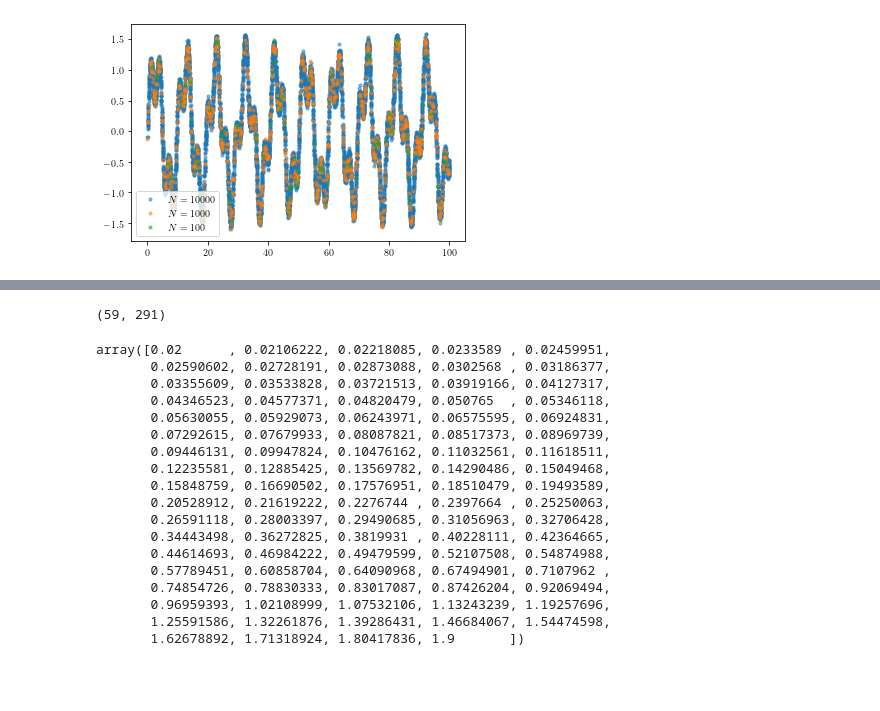
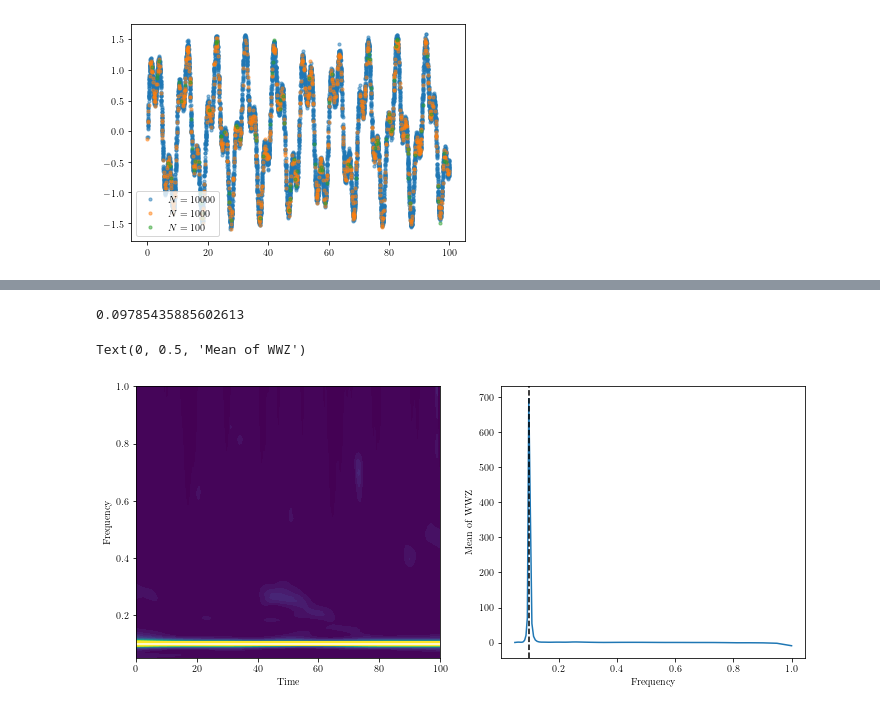
Before and after one commit to project-wavelets/JazzHands, a Jupyter notebook: jazzhands/data/benchmarking.ipynb, the cells around one changed output, grey strips where cells are left out. Cells and saved outputs as stored; diff of their text form; code cells hidden in the pictures; blank space fills up the shorter version.

```diff
--- a/jazzhands/data/benchmarking.ipynb
+++ b/jazzhands/data/benchmarking.ipynb
@@ -197,13 +128,0 @@ def phi_3(time, omega, tau):
-# %%
-nu_lo = 1/20
-nu_hi = 1
-
-log_omega_lo = np.log2(2*np.pi*nu_lo)
-log_omega_hi = np.log2(2*np.pi*nu_hi)
-
-omegas = np.logspace(log_omega_lo, log_omega_hi, 50, base=2)
-taus = np.linspace(0, baseline, 100)
-
-t_obs, f_obs = np.genfromtxt('one_sin_0p05_noise_100_obs.txt', unpack=True)
-
-wav = Wavelet([phi_1,phi_2,phi_3],phi_1,f_obs,t_obs,omegas,taus)
@@ -230,26 +128,0 @@ from frequency_grid import _omegas_taus_from_min_max_nu
-# %%
-omegas, taus = _omegas_taus_from_min_max_nu(1/20,1.0,t_obs.min(),t_obs.max())
-len(omegas),len(taus)
-# %% [output]
-(59, 291)
-# %%
-omegas, taus = _omegas_taus_from_min_max_nu(0.02, 1.9, np.min(t_obs),np.max(t_obs), resolution_factor=3, c=0.0125)
-# %% [output]
-array([0.02      , 0.02106222, 0.02218085, 0.0233589 , 0.02459951,
-       0.02590602, 0.02728191, 0.02873088, 0.0302568 , 0.03186377,
-       0.03355609, 0.03533828, 0.03721513, 0.03919166, 0.04127317,
-       0.04346523, 0.04577371, 0.04820479, 0.050765  , 0.05346118,
-       0.05630055, 0.05929073, 0.06243971, 0.06575595, 0.06924831,
-       0.07292615, 0.07679933, 0.08087821, 0.08517373, 0.08969739,
-       0.09446131, 0.09947824, 0.10476162, 0.11032561, 0.11618511,
-       0.12235581, 0.12885425, 0.13569782, 0.14290486, 0.15049468,
-       0.15848759, 0.16690502, 0.17576951, 0.18510479, 0.19493589,
-       0.20528912, 0.21619222, 0.2276744 , 0.2397664 , 0.25250063,
-       0.26591118, 0.28003397, 0.29490685, 0.31056963, 0.32706428,
-       0.34443498, 0.36272825, 0.3819931 , 0.40228111, 0.42364665,
-       0.44614693, 0.46984222, 0.49479599, 0.52107508, 0.54874988,
-       0.57789451, 0.60858704, 0.64090968, 0.67494901, 0.7107962 ,
-       0.74854726, 0.78830333, 0.83017087, 0.87426204, 0.92069494,
-       0.96959393, 1.02108999, 1.07532106, 1.13243239, 1.19257696,
-       1.25591586, 1.32261876, 1.39286431, 1.46684067, 1.54474598,
-       1.62678892, 1.71318924, 1.80417836, 1.9       ])
@@ -257,0 +129,17 @@ np.
+# %%
+fig, ax = plt.subplots(1,2, figsize=(12,5))
+ax[0].contourf(taus, omegas/2/np.pi, wwz1, levels=1000,vmin=0,vmax=100)
+ax[0].axhline(y=1/10,c='w')
+ax[0].set_xlabel('Time')
+ax[0].set_ylabel('Frequency')
+
+mean_power = np.mean(wwz1, axis=1)
+print(omegas[np.argmax(mean_power)]/2/np.pi)
+ax[1].plot(omegas/2/np.pi, mean_power)
+ax[1].axvline(x=1/10,c='k',ls='--')
+ax[1].set_xlabel('Frequency')
+ax[1].set_ylabel('Mean of WWZ')
+# %% [output]
+0.09785435885602613
+Text(0, 0.5, 'Mean of WWZ')
+[figure, added]
```
Also changed, not shown: parts of 13 cells of this notebook, 12 other files.
